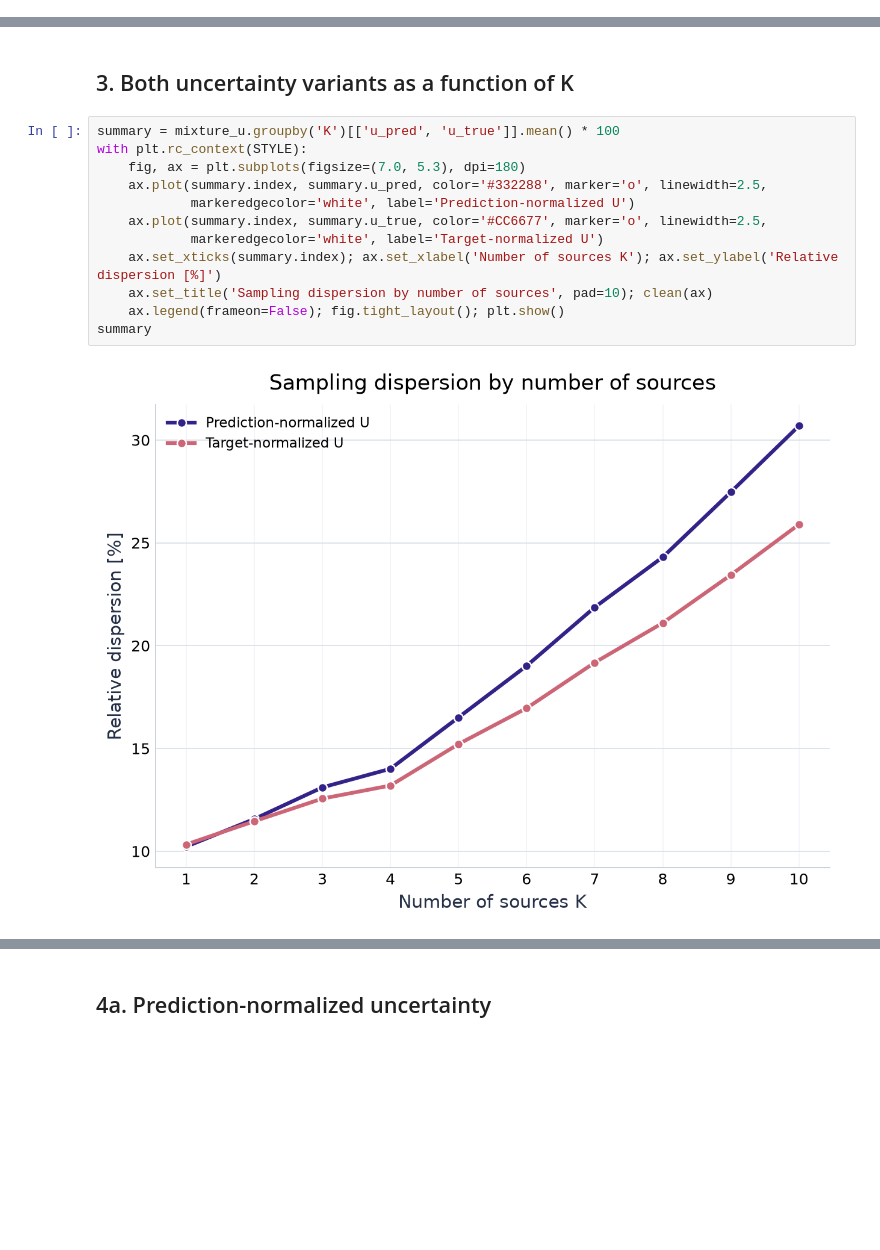
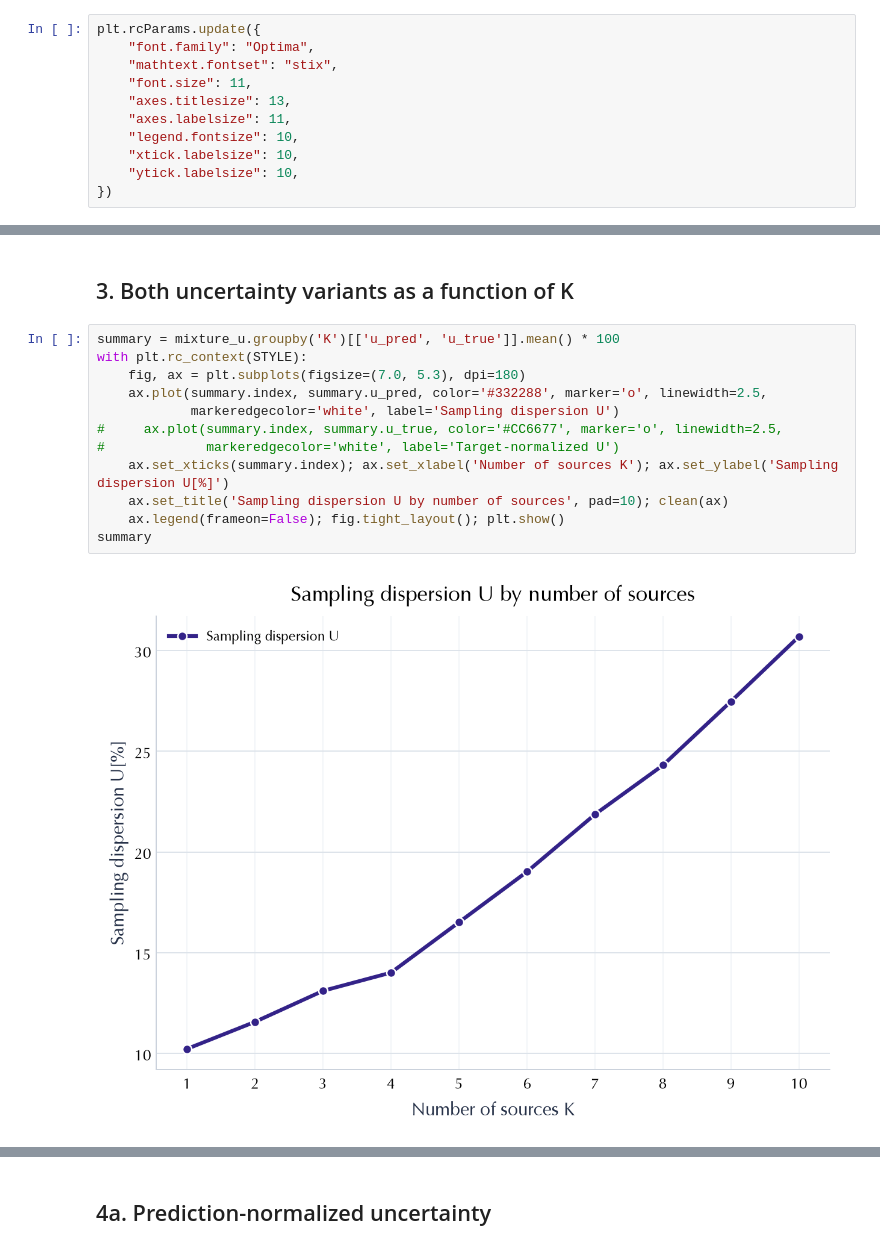
Before and after one commit to TristanDonze/gb-sources-separation, a Jupyter notebook: experiments/02_sampling_uncertainty.ipynb, the cells around one changed output, grey strips where cells are left out. Drawn from its saved outputs; the diff is of its cells as text; blank space fills up the shorter version.

```diff
--- a/experiments/02_sampling_uncertainty.ipynb
+++ b/experiments/02_sampling_uncertainty.ipynb
@@ -9,6 +9,17 @@ import numpy as np
 import pandas as pd
 from matplotlib.ticker import PercentFormatter
 from scipy.interpolate import PchipInterpolator
+# %%
+plt.rcParams.update({
+    "font.family": "Optima",
+    "mathtext.fontset": "stix",
+    "font.size": 11,
+    "axes.titlesize": 13,
+    "axes.labelsize": 11,
+    "legend.fontsize": 10,
+    "xtick.labelsize": 10,
+    "ytick.labelsize": 10,
+})
 # %%
 RESULT_DIR = Path('results/run_20260903_170728_epoch_23')
 if not RESULT_DIR.exists(): RESULT_DIR = Path('experiments') / RESULT_DIR
@@ -84,17 +91,17 @@ def plot_u_dependencies(metric, metric_name):
 # %%
 summary = mixture_u.groupby('K')[['u_pred', 'u_true']].mean() * 100
 with plt.rc_context(STYLE):
     fig, ax = plt.subplots(figsize=(7.0, 5.3), dpi=180)
     ax.plot(summary.index, summary.u_pred, color='#332288', marker='o', linewidth=2.5,
-            markeredgecolor='white', label='Prediction-normalized U')
-    ax.plot(summary.index, summary.u_true, color='#CC6677', marker='o', linewidth=2.5,
-            markeredgecolor='white', label='Target-normalized U')
-    ax.set_xticks(summary.index); ax.set_xlabel('Number of sources K'); ax.set_ylabel('Relative dispersion [%]')
-    ax.set_title('Sampling dispersion by number of sources', pad=10); clean(ax)
+            markeredgecolor='white', label='Sampling dispersion U')
+#     ax.plot(summary.index, summary.u_true, color='#CC6677', marker='o', linewidth=2.5,
+#             markeredgecolor='white', label='Target-normalized U')
+    ax.set_xticks(summary.index); ax.set_xlabel('Number of sources K'); ax.set_ylabel('Sampling dispersion U[%]')
+    ax.set_title('Sampling dispersion U by number of sources', pad=10); clean(ax)
     ax.legend(frameon=False); fig.tight_layout(); plt.show()
 summary
 # %% [output]
-[figure, old version]
+[figure, new version]
 |  | u_pred | u_true |
 | K |  |  |
 | 1 | 10.225151 | 10.329898 |
```
Also changed, not shown: parts of 3 cells of this notebook, 3 other files.
